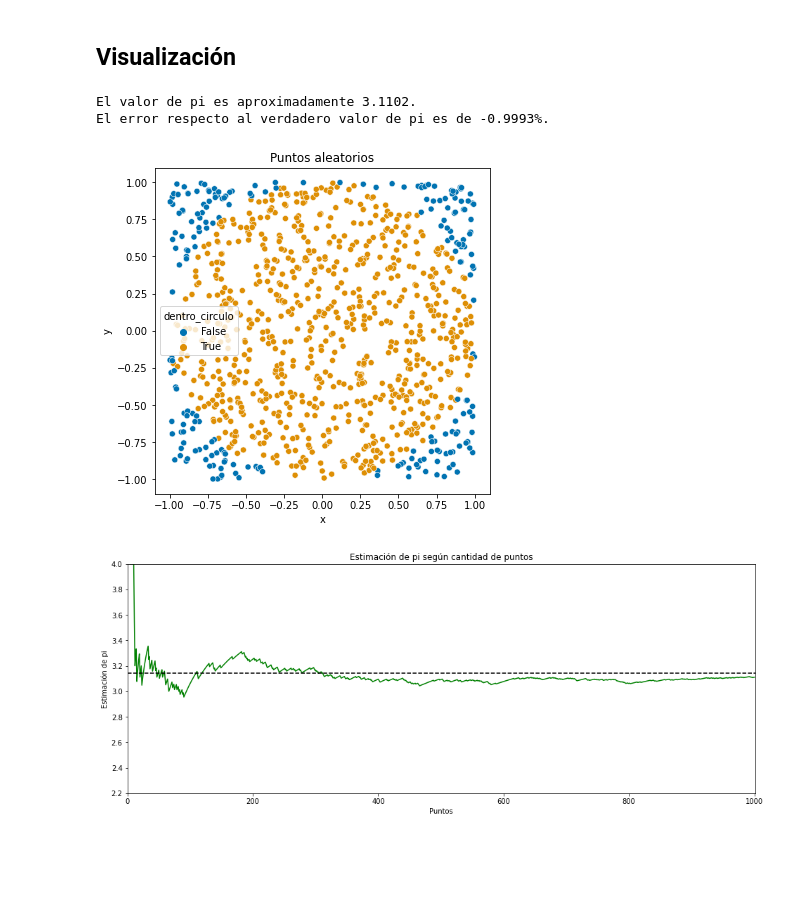
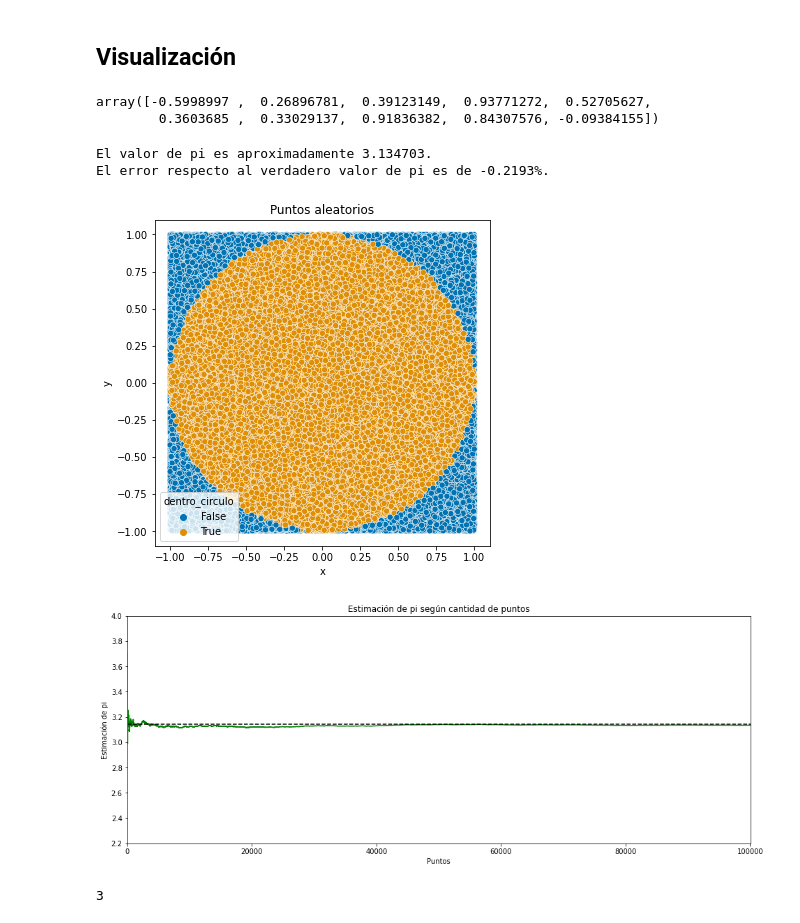
Before and after one commit to AnIsAsPe/LSM-Opciones-americanas, a Jupyter notebook: Montecarlo_obtener_PI.ipynb, the cells around one changed output. Cells and saved outputs as stored; diff of their text form; code cells hidden in the pictures; blank space fills up the shorter version.

```diff
--- a/Montecarlo_obtener_PI.ipynb
+++ b/Montecarlo_obtener_PI.ipynb
@@ -35,9 +37,14 @@ pi
+# %%
+np.random.uniform(-1,1,10)
+# %% [output]
+array([-0.5998997 ,  0.26896781,  0.39123149,  0.93771272,  0.52705627,
+        0.3603685 ,  0.33029137,  0.91836382,  0.84307576, -0.09384155])
 # %%
 def MonteCarloPi(numPuntos, decimales = 4):
     df = pd.DataFrame()
     # Generar coordenadas aleatoreas x, y de puntos,
-    df['x'] = 2*(np.random.rand( numPuntos)-0.5)
-    df['y'] = 2*(np.random.rand( numPuntos)-0.5)
+    df['x'] = np.random.uniform(-1, 1, numPuntos)
+    df['y'] = np.random.uniform(-1, 1, numPuntos)
 
     # Distancia (x, y) al origen
     df['distancia_origen'] = np.sqrt(df['x']**2 + df['y']**2)
@@ -75,11 +82,15 @@ def MonteCarloPi(numPuntos, decimales = 4):
     plt.show()
 
 
-#     return df
+    return df, pi_est, piError
-# %%
- MonteCarloPi(1000)
-# %% [output]
-El valor de pi es aproximadamente 3.1102.
-El error respecto al verdadero valor de pi es de -0.9993%.
-[figure, removed]
-[figure, removed]
+# %%
+resultados = MonteCarloPi(100000,6)
+# %% [output]
+El valor de pi es aproximadamente 3.134703.
+El error respecto al verdadero valor de pi es de -0.2193%.
+[figure, added]
+[figure, added]
+# %%
+len(resultados)
+# %% [output]
+3
```
Also changed, not shown: parts of 6 cells of this notebook.
